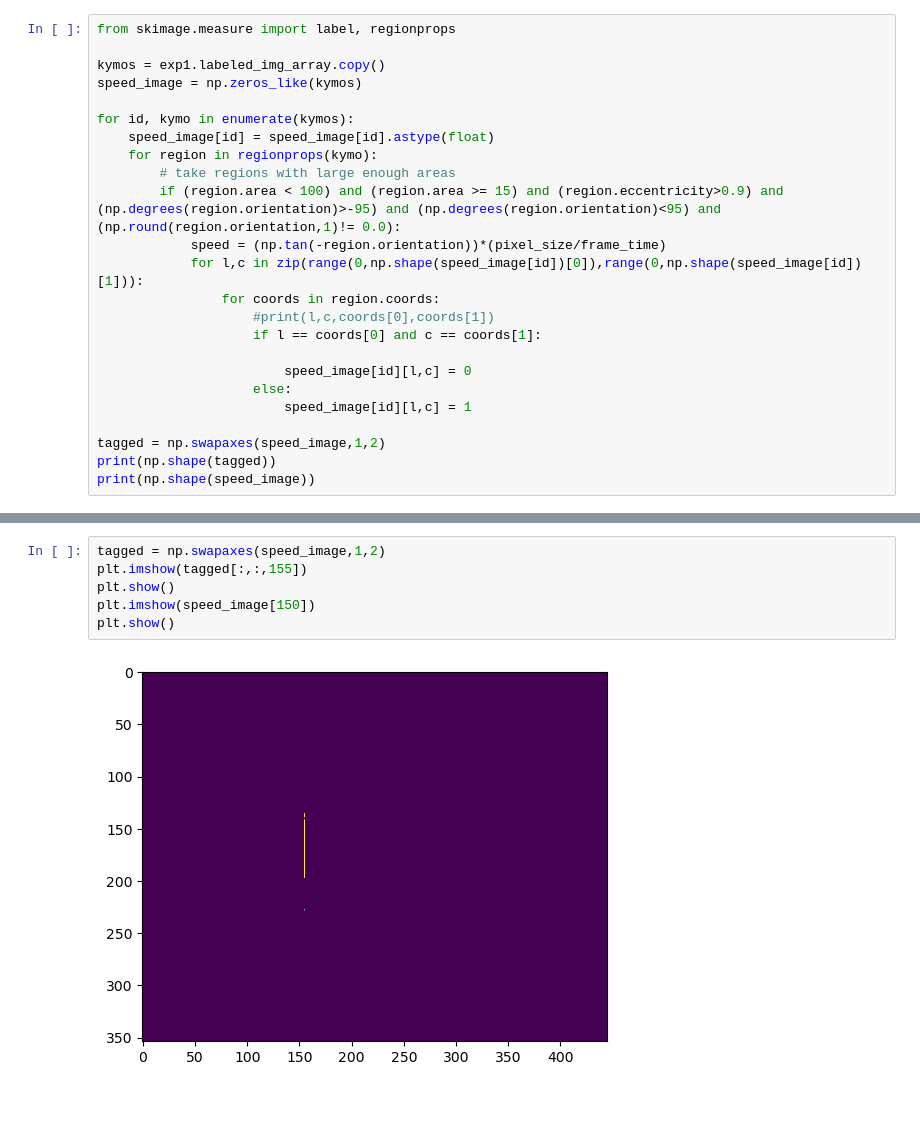
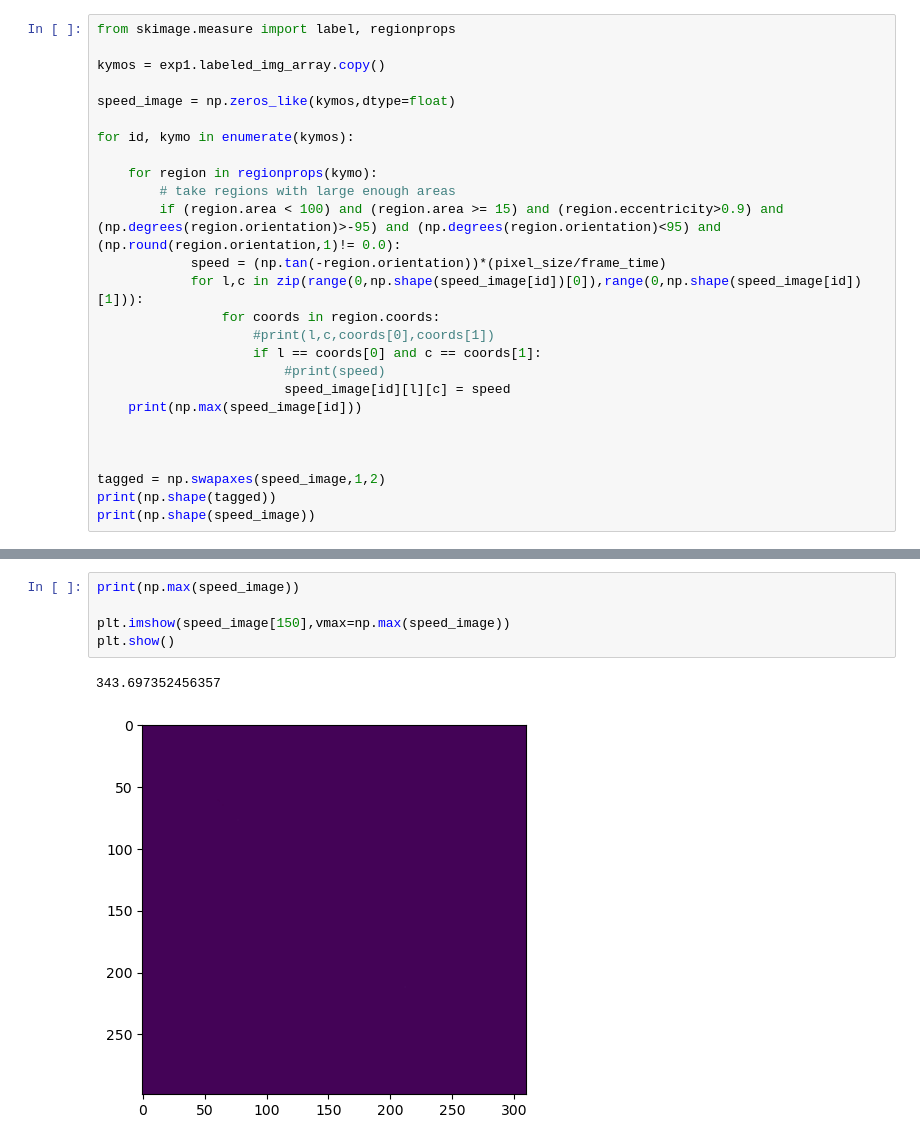
Before and after one commit to daggermaster3000/CerebroFlow, a Jupyter notebook: Graphs.ipynb, the cells around one changed output, grey strips where cells are left out. Cells and saved outputs as stored; diff of their text form; blank space fills up the shorter version.

```diff
--- a/Graphs.ipynb
+++ b/Graphs.ipynb
@@ -51,10 +50,11 @@ Done!
 from skimage.measure import label, regionprops
 
 kymos = exp1.labeled_img_array.copy()
-speed_image = np.zeros_like(kymos)
+
+speed_image = np.zeros_like(kymos,dtype=float)
 
 for id, kymo in enumerate(kymos):
-    speed_image[id] = speed_image[id].astype(float)
+
     for region in regionprops(kymo):
         # take regions with large enough areas
         if (region.area < 100) and (region.area >= 15) and (region.eccentricity>0.9) and (np.degrees(region.orientation)>-95) and (np.degrees(region.orientation)<95) and (np.round(region.orientation,1)!= 0.0):
@@ -63,10 +63,11 @@ for id, kymo in enumerate(kymos):
                 for coords in region.coords:
                     #print(l,c,coords[0],coords[1])
                     if l == coords[0] and c == coords[1]:
+                        #print(speed)
+                        speed_image[id][l][c] = speed
+    print(np.max(speed_image[id]))
 
-                        speed_image[id][l,c] = 0
-                    else:
-                        speed_image[id][l,c] = 1
+
 
 tagged = np.swapaxes(speed_image,1,2)
 print(np.shape(tagged))
@@ -77,8 +115,8 @@ print(np.shape(speed_image))
 # %%
-tagged = np.swapaxes(speed_image,1,2)
-plt.imshow(tagged[:,:,155])
+print(np.max(speed_image))
+
+plt.imshow(speed_image[150],vmax=np.max(speed_image))
 plt.show()
-plt.imshow(speed_image[150])
-plt.show()
 # %% [output]
+343.697352456357
-[figure, old version]
+[figure, new version]
```
Also changed, not shown: parts of 4 cells of this notebook, 3 other files.
